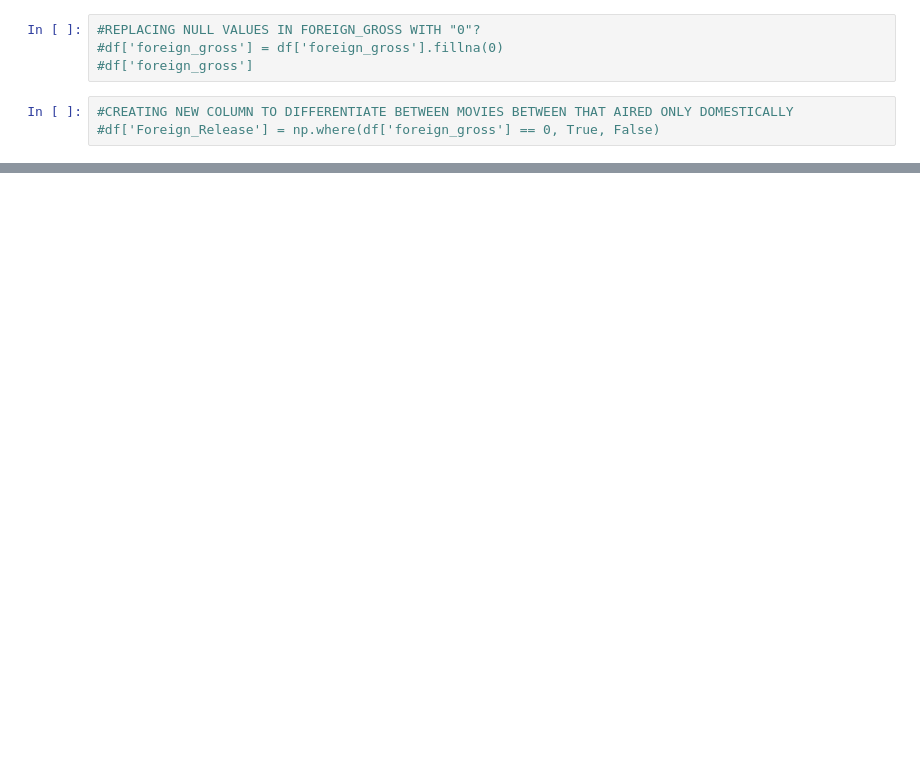
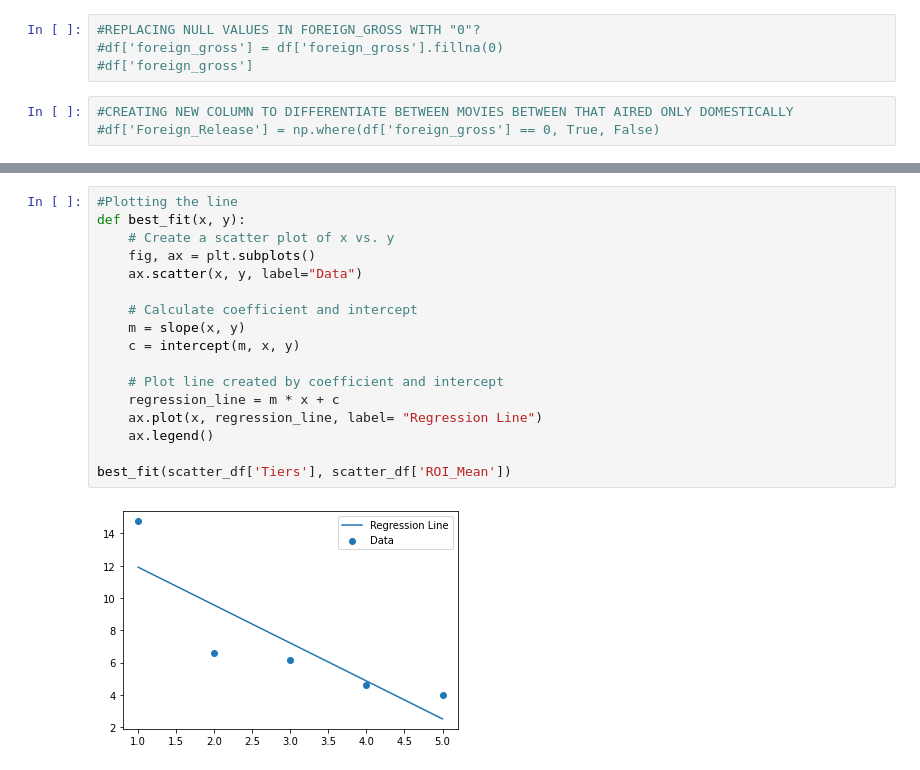
Before and after one commit to LydiaCuffman/film-investment-project, a Jupyter notebook: dsc-phase-2-project-v3-main/JF_working.ipynb, the cells around one changed output, grey strips where cells are left out. Drawn from its saved outputs; the diff is of its cells as text; blank space fills up the shorter version.

```diff
--- a/dsc-phase-2-project-v3-main/JF_working.ipynb
+++ b/dsc-phase-2-project-v3-main/JF_working.ipynb
@@ -123,0 +324,19 @@ Name: studio, Length: 215, dtype: int64
+# %%
+#Plotting the line
+def best_fit(x, y):
+    # Create a scatter plot of x vs. y
+    fig, ax = plt.subplots()
+    ax.scatter(x, y, label="Data")
+
+    # Calculate coefficient and intercept
+    m = slope(x, y)
+    c = intercept(m, x, y)
+
+    # Plot line created by coefficient and intercept
+    regression_line = m * x + c
+    ax.plot(x, regression_line, label= "Regression Line")
+    ax.legend()
+
+best_fit(scatter_df['Tiers'], scatter_df['ROI_Mean'])
+# %% [output]
+[figure, added]
```
Also changed, not shown: parts of 36 cells of this notebook.
